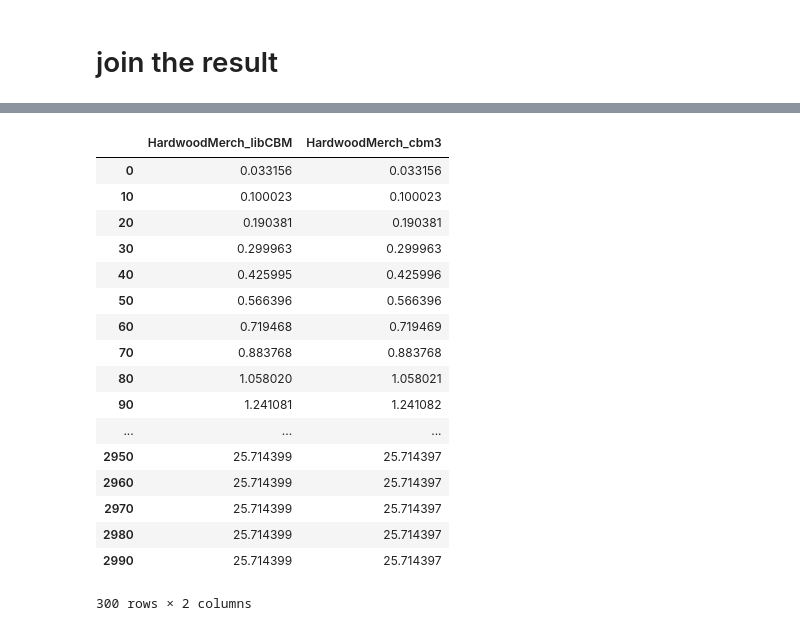
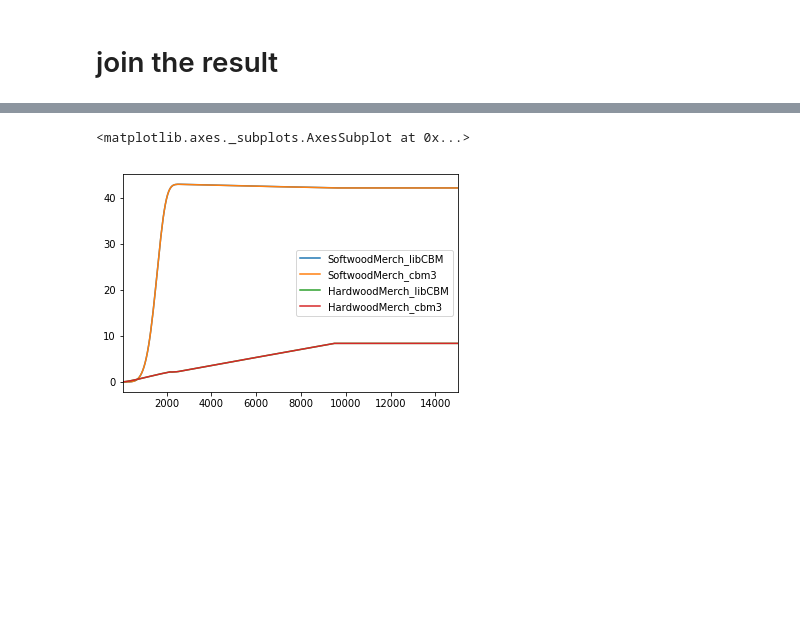
Before and after one commit to cat-cfs/libcbm_py, a Jupyter notebook: growth_curve_testing.ipynb, the cells around one changed output, grey strips where cells are left out. Saved outputs shown, nothing was run; the diff lists cells and outputs as text; code cells hidden in the pictures; blank space fills up the shorter version.

```diff
--- a/growth_curve_testing.ipynb
+++ b/growth_curve_testing.ipynb
@@ -363,21 +337,5 @@ merged[merged["identifier"]=='growth_curve_1'][["age"]+diff_colnames].groupby("a
 # %%
-merged[merged["identifier"]=='growth_curve_1'][["HardwoodMerch_libCBM","HardwoodMerch_cbm3"]]
+merged[merged["identifier"]=='growth_curve_48'][["SoftwoodMerch_libCBM","SoftwoodMerch_cbm3","HardwoodMerch_libCBM","HardwoodMerch_cbm3"]].plot()
 # %% [output]
-|  | HardwoodMerch_libCBM | HardwoodMerch_cbm3 |
-| 0 | 0.033156 | 0.033156 |
-| 10 | 0.100023 | 0.100023 |
-| 20 | 0.190381 | 0.190381 |
-| 30 | 0.299963 | 0.299963 |
-| 40 | 0.425995 | 0.425996 |
-| 50 | 0.566396 | 0.566396 |
-| 60 | 0.719468 | 0.719469 |
-| 70 | 0.883768 | 0.883768 |
-| 80 | 1.058020 | 1.058021 |
-| 90 | 1.241081 | 1.241082 |
-| ... | ... | ... |
-| 2950 | 25.714399 | 25.714397 |
-| 2960 | 25.714399 | 25.714397 |
-| 2970 | 25.714399 | 25.714397 |
-| 2980 | 25.714399 | 25.714397 |
-| 2990 | 25.714399 | 25.714397 |
-300 rows × 2 columns
+<matplotlib.axes._subplots.AxesSubplot at 0x...>
+[figure, added]
```
Also changed, not shown: parts of 8 cells of this notebook.
